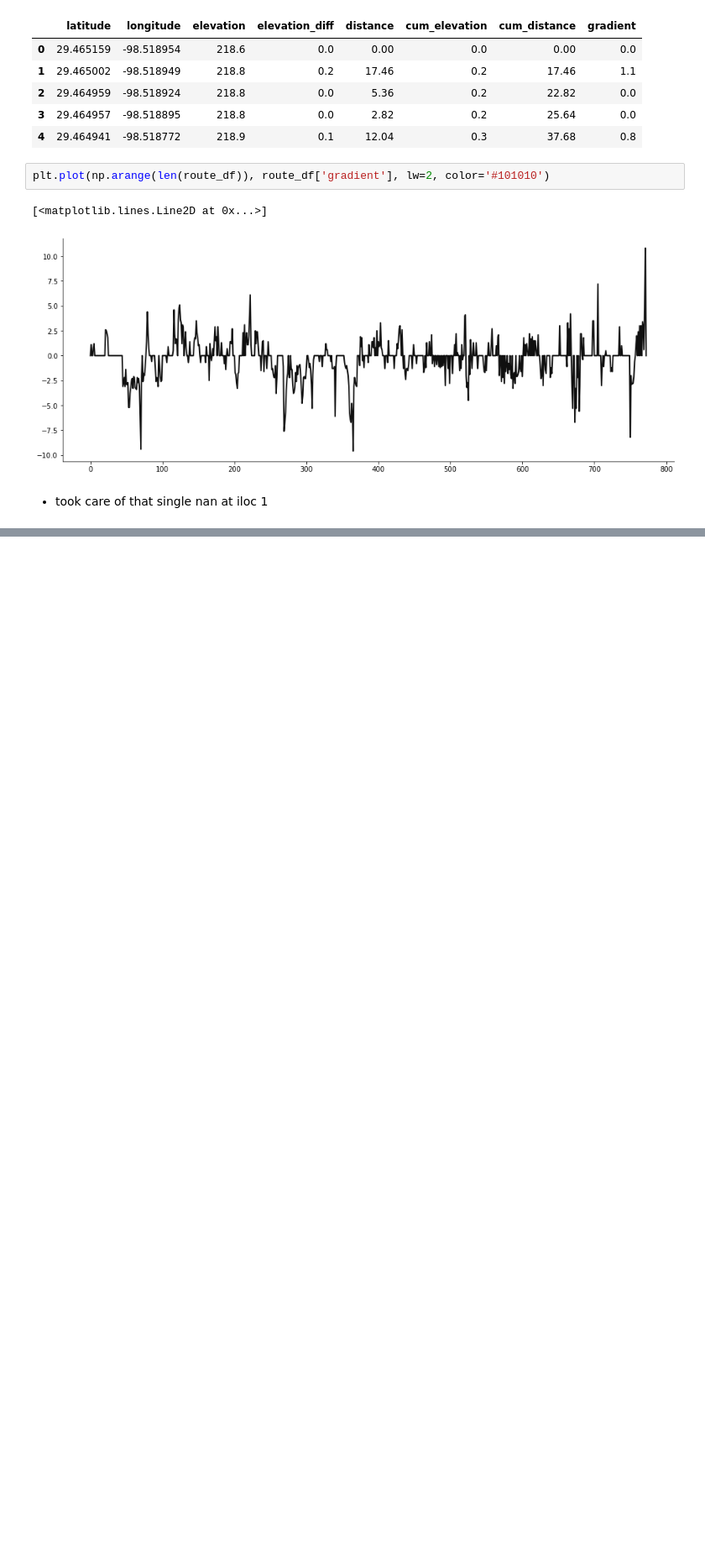
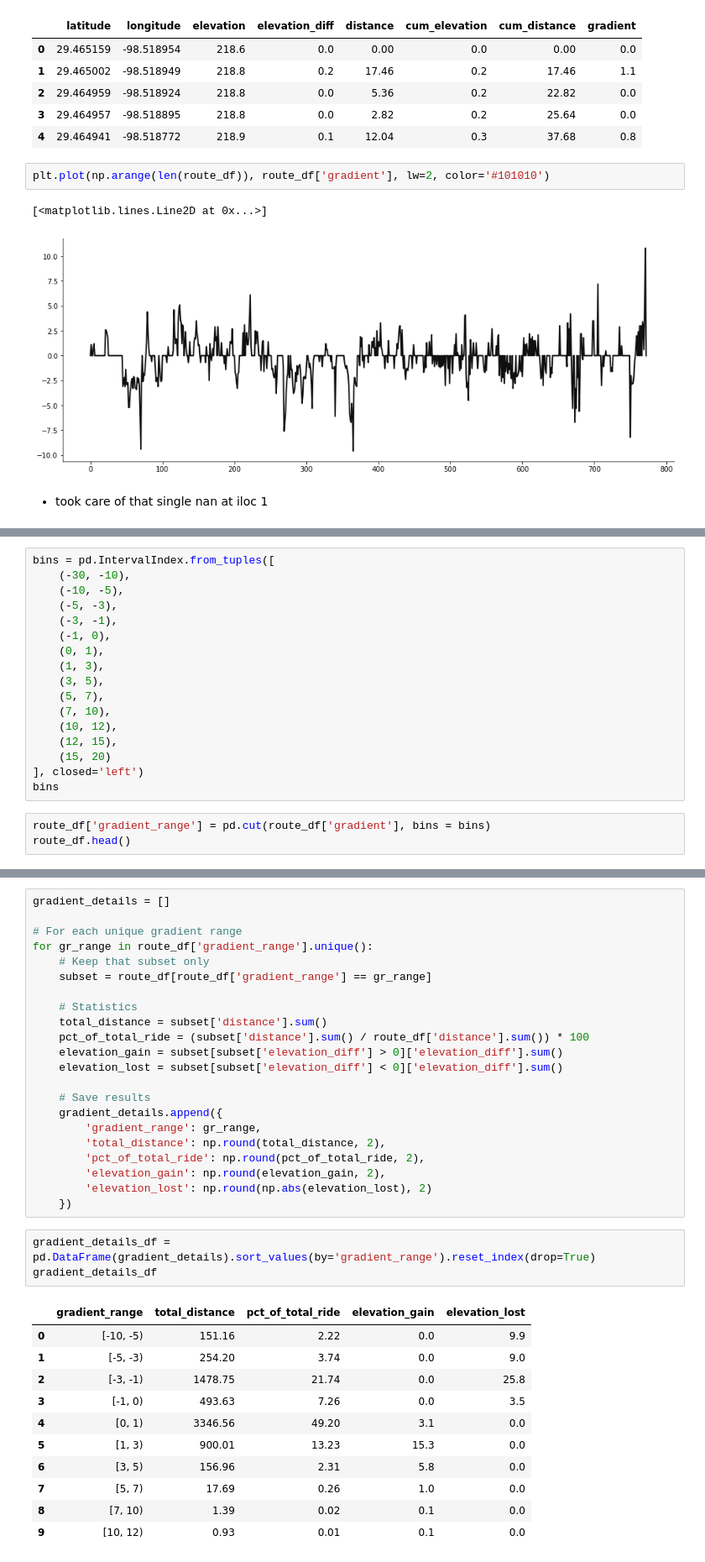
Before and after one commit to brianclements03/my_strava_project, a Jupyter notebook: New_GPX_Explo.ipynb, the cells around one changed output, grey strips where cells are left out. Shown at 84% size. Drawn from its saved outputs; the diff is of its cells as text; blank space fills up the shorter version.

Commit message:
add a  different gradient analysis viz

```diff
--- a/New_GPX_Explo.ipynb
+++ b/New_GPX_Explo.ipynb
@@ -415,0 +428,20 @@ plt.plot(np.arange(len(route_df)), route_df['gradient'], lw=2, color='#101010')
+# %%
+bins = pd.IntervalIndex.from_tuples([
+    (-30, -10),
+    (-10, -5),
+    (-5, -3),
+    (-3, -1),
+    (-1, 0),
+    (0, 1),
+    (1, 3),
+    (3, 5),
+    (5, 7),
+    (7, 10),
+    (10, 12),
+    (12, 15),
+    (15, 20)
+], closed='left')
+bins
+# %%
+route_df['gradient_range'] = pd.cut(route_df['gradient'], bins = bins)
+route_df.head()
@@ -415,0 +457,37 @@ plt.plot(np.arange(len(route_df)), route_df['gradient'], lw=2, color='#101010')
+# %%
+gradient_details = []
+
+# For each unique gradient range
+for gr_range in route_df['gradient_range'].unique():
+    # Keep that subset only
+    subset = route_df[route_df['gradient_range'] == gr_range]
+
+    # Statistics
+    total_distance = subset['distance'].sum()
+    pct_of_total_ride = (subset['distance'].sum() / route_df['distance'].sum()) * 100
+    elevation_gain = subset[subset['elevation_diff'] > 0]['elevation_diff'].sum()
+    elevation_lost = subset[subset['elevation_diff'] < 0]['elevation_diff'].sum()
+
+    # Save results
+    gradient_details.append({
+        'gradient_range': gr_range,
+        'total_distance': np.round(total_distance, 2),
+        'pct_of_total_ride': np.round(pct_of_total_ride, 2),
+        'elevation_gain': np.round(elevation_gain, 2),
+        'elevation_lost': np.round(np.abs(elevation_lost), 2)
+    })
+# %%
+gradient_details_df = pd.DataFrame(gradient_details).sort_values(by='gradient_range').reset_index(drop=True)
+gradient_details_df
+# %% [output]
+|  | gradient_range | total_distance | pct_of_total_ride | elevation_gain | elevation_lost |
+| 0 | [-10, -5) | 151.16 | 2.22 | 0.0 | 9.9 |
+| 1 | [-5, -3) | 254.20 | 3.74 | 0.0 | 9.0 |
+| 2 | [-3, -1) | 1478.75 | 21.74 | 0.0 | 25.8 |
+| 3 | [-1, 0) | 493.63 | 7.26 | 0.0 | 3.5 |
+| 4 | [0, 1) | 3346.56 | 49.20 | 3.1 | 0.0 |
+| 5 | [1, 3) | 900.01 | 13.23 | 15.3 | 0.0 |
+| 6 | [3, 5) | 156.96 | 2.31 | 5.8 | 0.0 |
+| 7 | [5, 7) | 17.69 | 0.26 | 1.0 | 0.0 |
+| 8 | [7, 10) | 1.39 | 0.02 | 0.1 | 0.0 |
+| 9 | [10, 12) | 0.93 | 0.01 | 0.1 | 0.0 |
```
Also changed, not shown: parts of 10 cells of this notebook.
